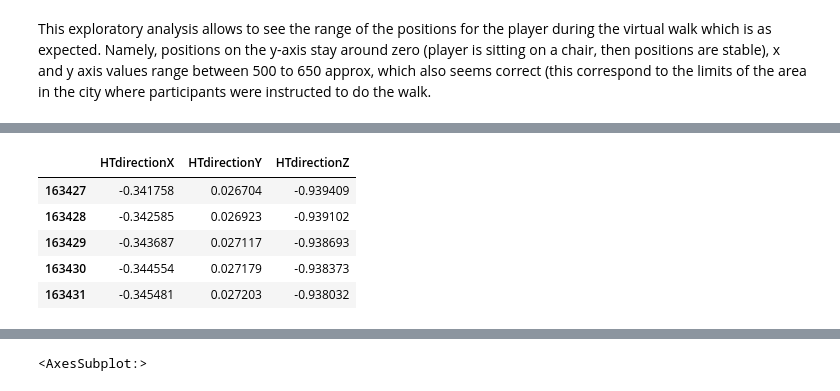
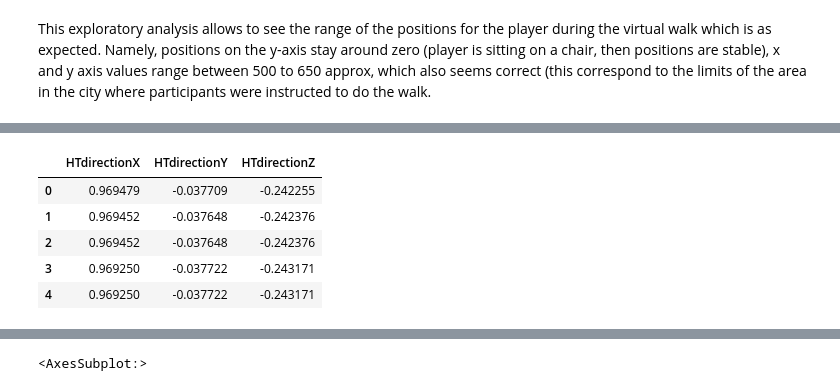
Before and after one commit to JohnMadrid/VillageBehavioralWalk, a Jupyter notebook: positions_filtering.ipynb, the cells around one changed output, grey strips where cells are left out. Cells and saved outputs as stored; diff of their text form; code cells hidden in the pictures.

```diff
--- a/positions_filtering.ipynb
+++ b/positions_filtering.ipynb
@@ -145,12 +152,12 @@ plt.show()
 # %%
 player_direction = df_clean[['HTdirectionX', 'HTdirectionY', 'HTdirectionZ']]
 
-player_direction.tail()
+player_direction.head()
 # %% [output]
 |  | HTdirectionX | HTdirectionY | HTdirectionZ |
-| 163427 | -0.341758 | 0.026704 | -0.939409 |
-| 163428 | -0.342585 | 0.026923 | -0.939102 |
-| 163429 | -0.343687 | 0.027117 | -0.938693 |
-| 163430 | -0.344554 | 0.027179 | -0.938373 |
-| 163431 | -0.345481 | 0.027203 | -0.938032 |
+| 0 | 0.969479 | -0.037709 | -0.242255 |
+| 1 | 0.969452 | -0.037648 | -0.242376 |
+| 2 | 0.969452 | -0.037648 | -0.242376 |
+| 3 | 0.969250 | -0.037722 | -0.243171 |
+| 4 | 0.969250 | -0.037722 | -0.243171 |
 # %%
```
Also changed, not shown: parts of 5 cells of this notebook.
